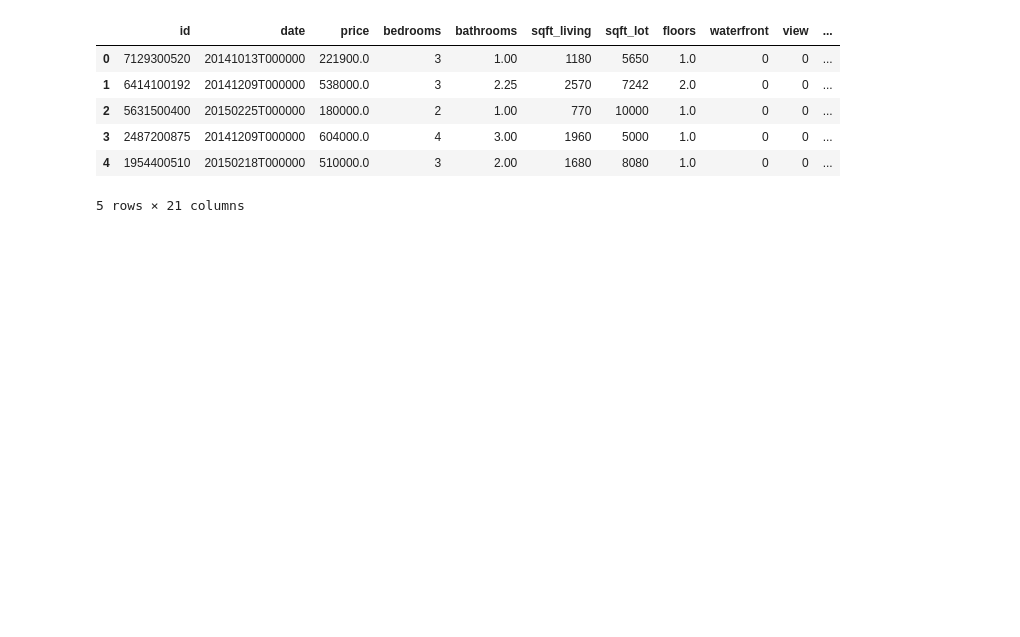
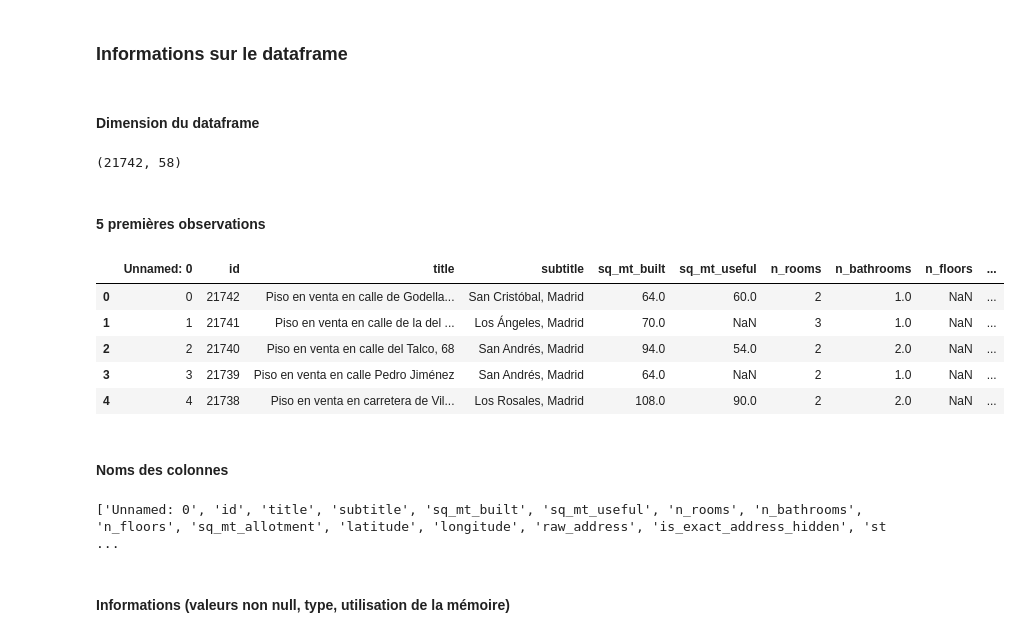
Before and after one commit to aurelien-adjimi/apartment-hunter, a Jupyter notebook: Data processing.ipynb, the cells around one changed output. Drawn from its saved outputs; the diff is of its cells as text; code cells hidden in the pictures; blank space fills up the shorter version.

```diff
--- a/Data processing.ipynb
+++ b/Data processing.ipynb
@@ -5,10 +34,28 @@ df = pd.read_csv('data/kc_house_data.csv')
-# %%
-display(df.head())
-# %% [output]
-|  | id | date | price | bedrooms | bathrooms | sqft_living | sqft_lot | floors | waterfront | view | ... |
-| 0 | 7129300520 | 20141013T000000 | 221900.0 | 3 | 1.00 | 1180 | 5650 | 1.0 | 0 | 0 | ... |
-| 1 | 6414100192 | 20141209T000000 | 538000.0 | 3 | 2.25 | 2570 | 7242 | 2.0 | 0 | 0 | ... |
-| 2 | 5631500400 | 20150225T000000 | 180000.0 | 2 | 1.00 | 770 | 10000 | 1.0 | 0 | 0 | ... |
-| 3 | 2487200875 | 20141209T000000 | 604000.0 | 4 | 3.00 | 1960 | 5000 | 1.0 | 0 | 0 | ... |
-| 4 | 1954400510 | 20150218T000000 | 510000.0 | 3 | 2.00 | 1680 | 8080 | 1.0 | 0 | 0 | ... |
-5 rows × 21 columns
+# %% [markdown]
+### Informations sur le dataframe
+# %% [markdown]
+#### Dimension du dataframe
+# %%
+df.shape
+# %% [output]
+(21742, 58)
+# %% [markdown]
+#### 5 premières observations
+# %%
+pd.set_option('display.max_columns', None)
+display(df.head())
+# %% [output]
+|  | Unnamed: 0 | id | title | subtitle | sq_mt_built | sq_mt_useful | n_rooms | n_bathrooms | n_floors | ... |
+| 0 | 0 | 21742 | Piso en venta en calle de Godella... | San Cristóbal, Madrid | 64.0 | 60.0 | 2 | 1.0 | NaN | ... |
+| 1 | 1 | 21741 | Piso en venta en calle de la del ... | Los Ángeles, Madrid | 70.0 | NaN | 3 | 1.0 | NaN | ... |
+| 2 | 2 | 21740 | Piso en venta en calle del Talco, 68 | San Andrés, Madrid | 94.0 | 54.0 | 2 | 2.0 | NaN | ... |
+| 3 | 3 | 21739 | Piso en venta en calle Pedro Jiménez | San Andrés, Madrid | 64.0 | NaN | 2 | 1.0 | NaN | ... |
+| 4 | 4 | 21738 | Piso en venta en carretera de Vil... | Los Rosales, Madrid | 108.0 | 90.0 | 2 | 2.0 | NaN | ... |
+# %% [markdown]
+#### Noms des colonnes
+# %%
+print(list(df.columns))
+# %% [output]
+['Unnamed: 0', 'id', 'title', 'subtitle', 'sq_mt_built', 'sq_mt_useful', 'n_rooms', 'n_bathrooms', 'n_floors', 'sq_mt_allotment', 'latitude', 'longitude', 'raw_address', 'is_exact_address_hidden', 'st ...
+# %% [markdown]
+#### Informations (valeurs non null, type, utilisation de la mémoire)
```
Also changed, not shown: parts of 17 cells of this notebook, 2 other files.
